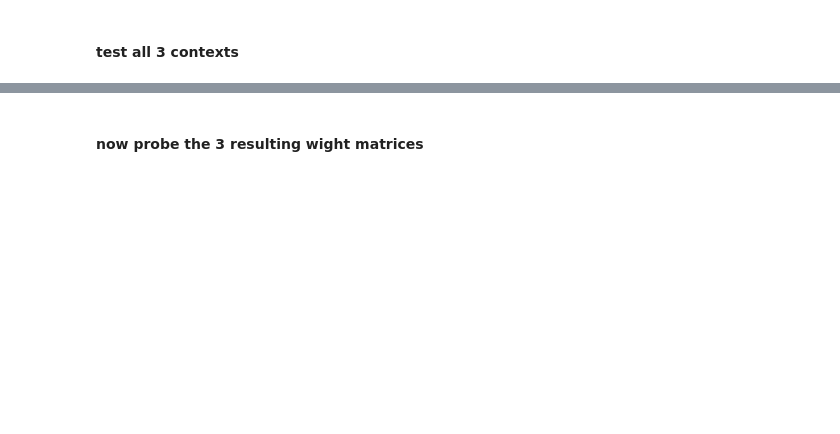
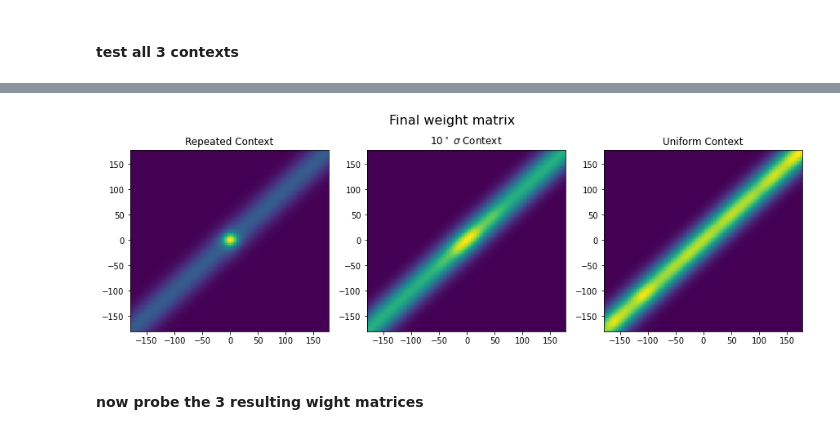
Before and after one commit to mwprestonjr/verstynen_2011_rpl, a Jupyter notebook: notebooks/verstynen_2011.ipynb, the cells around one changed output, grey strips where cells are left out. Drawn from its saved outputs; the diff is of its cells as text; code cells hidden in the pictures; blank space fills up the shorter version.

```diff
--- a/notebooks/verstynen_2011.ipynb
+++ b/notebooks/verstynen_2011.ipynb
@@ -474,3 +505,18 @@ for ii, target_distr in enumerate([distr_repeated, distr_10deg, distr_uniform]):
+# %%
+# test contexts and plot final weight matrix
+
+final_weights = []
+fig, ax = plt.subplots(1,3,figsize=[12,4], constrained_layout=True)
+plt.suptitle('Final weight matrix', fontsize=16)
+for ii, target_distr in enumerate([distr_repeated, distr_10deg, distr_uniform]):
+    final_weights.append(test_context(target_distr))
+
+    # plot final weights
+    ax[ii].pcolormesh(pref_dirs, pref_dirs, final_weights[ii])
+    ax[ii].set_title(titles[ii])
+plt.show()
+# %% [output]
+[figure, added]
 # %% [markdown]
 #### now probe the 3 resulting wight matrices
 # %%
```
Also changed, not shown: parts of 12 cells of this notebook.
